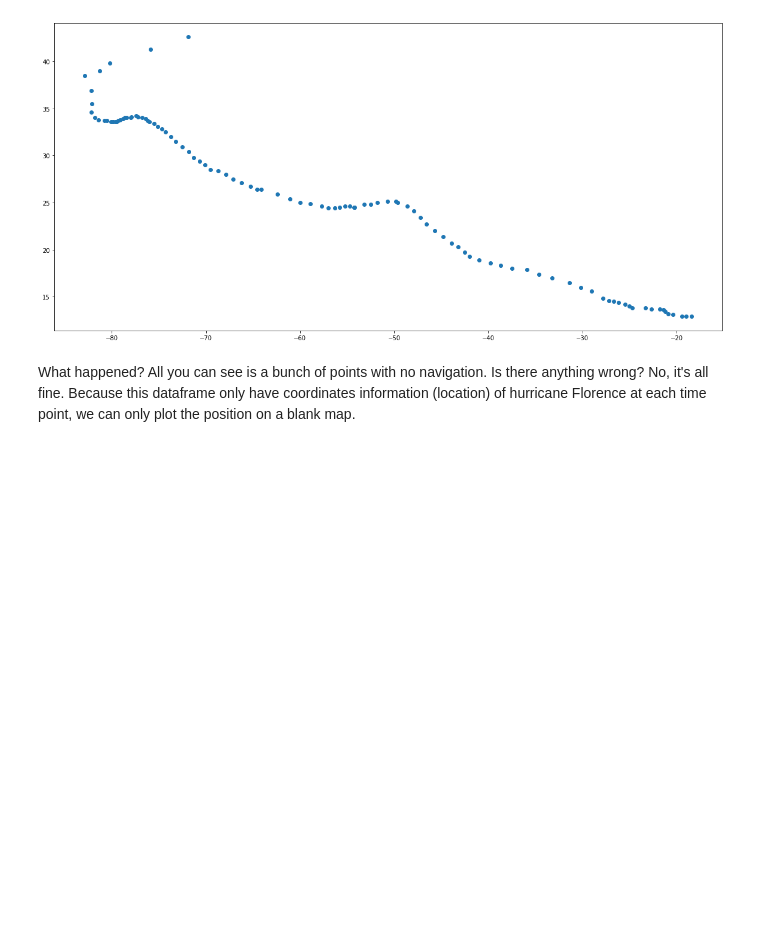
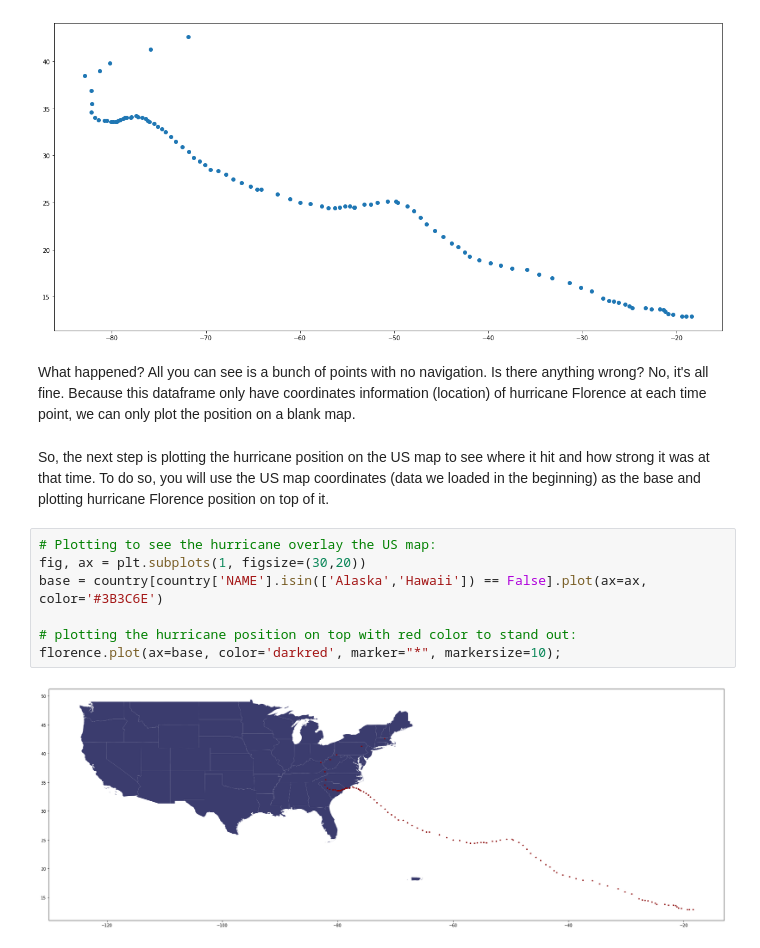
Before and after one commit to leechr/myGeospatial, a Jupyter notebook: US Florida Tronado.ipynb, the cells around one changed output. Saved outputs shown, nothing was run; the diff lists cells and outputs as text; blank space fills up the shorter version.

```diff
--- a/US Florida Tronado.ipynb
+++ b/US Florida Tronado.ipynb
@@ -221,3 +221,14 @@ florence.plot(figsize=(20,10));
 # %% [markdown]
 What happened? All you can see is a bunch of points with no navigation. Is there anything wrong?
 No, it's all fine. Because this dataframe only have coordinates information (location) of hurricane Florence at each time point, we can only plot the position on a blank map.
+# %% [markdown]
+So, the next step is plotting the hurricane position on the US map to see where it hit and how strong it was at that time. To do so, you will use the US map coordinates (data we loaded in the beginning) as the base and plotting hurricane Florence position on top of it.
+# %%
+# Plotting to see the hurricane overlay the US map:
+fig, ax = plt.subplots(1, figsize=(30,20))
+base = country[country['NAME'].isin(['Alaska','Hawaii']) == False].plot(ax=ax, color='#3B3C6E')
+
+# plotting the hurricane position on top with red color to stand out:
+florence.plot(ax=base, color='darkred', marker="*", markersize=10);
+# %% [output]
+[figure, added]
```
Also changed, not shown: parts of 2 cells of this notebook.
